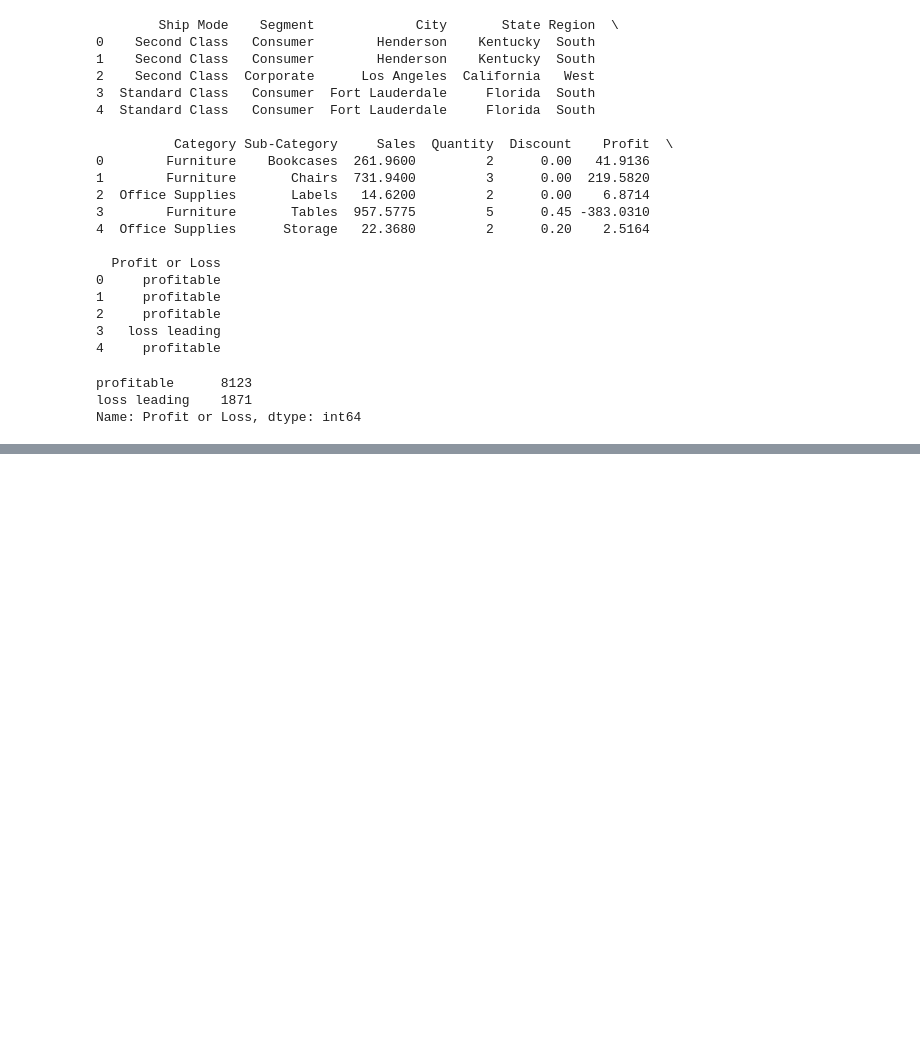
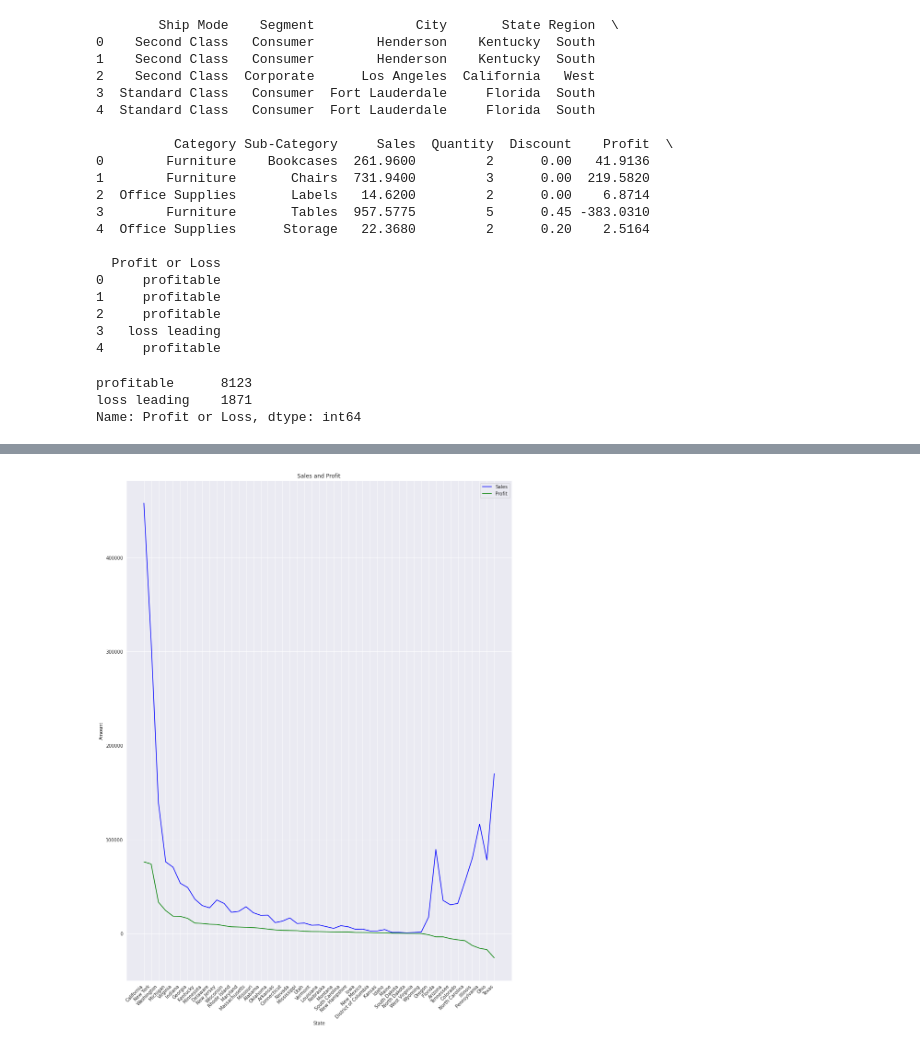
Before and after one commit to chrimeade/UCDPA_chrismeade, a Jupyter notebook: superstore_dataset.ipynb, the cells around one changed output, grey strips where cells are left out. Cells and saved outputs as stored; diff of their text form; code cells hidden in the pictures; blank space fills up the shorter version.

Commit message:
sales/profit comparisons

```diff
--- a/superstore_dataset.ipynb
+++ b/superstore_dataset.ipynb
@@ -7,3 +10,6 @@ sales_df = pd.read_csv('SampleSuperstore.csv')
+# %%
+path = "/content/drive/MyDrive/Datasets/SampleSuperstore.csv"
+sales_df = pd.read_csv(path)
 # %%
 sales_df.info
 # %% [output]
@@ -178,3 +184,7 @@ print(profitable_count)
 profitable      8123
 loss leading    1871
 Name: Profit or Loss, dtype: int64
+# %%
+state_group = sales_df.groupby("State")
+state_average_profit_sales = state_group["Profit", "Sales"].mean()
+print(state_average_profit_sales)
@@ -180,0 +209,3 @@ Name: Profit or Loss, dtype: int64
+# %%
+state_profit_sum = state_group["Profit", "Sales"].sum().sort_values(by="Profit", ascending=False)
+print(state_profit_sum)
@@ -180,0 +230,15 @@ Name: Profit or Loss, dtype: int64
+# %%
+fig, chart = plt.subplots(figsize=(15,20))
+chart.plot(state_profit_sum.index, state_profit_sum['Sales'], color='blue', label='Sales')
+chart.plot(state_profit_sum.index, state_profit_sum['Profit'], color='green', label='Profit')
+
+chart.set_xlabel('State')
+chart.set_ylabel('Amount')
+chart.set_title('Sales and Profit')
+chart.legend()
+
+chart.set_xticklabels(state_stats2.index,rotation=45,ha='right')
+
+plt.show()
+# %% [output]
+[figure, added]
```
Also changed, not shown: parts of 5 cells of this notebook.
